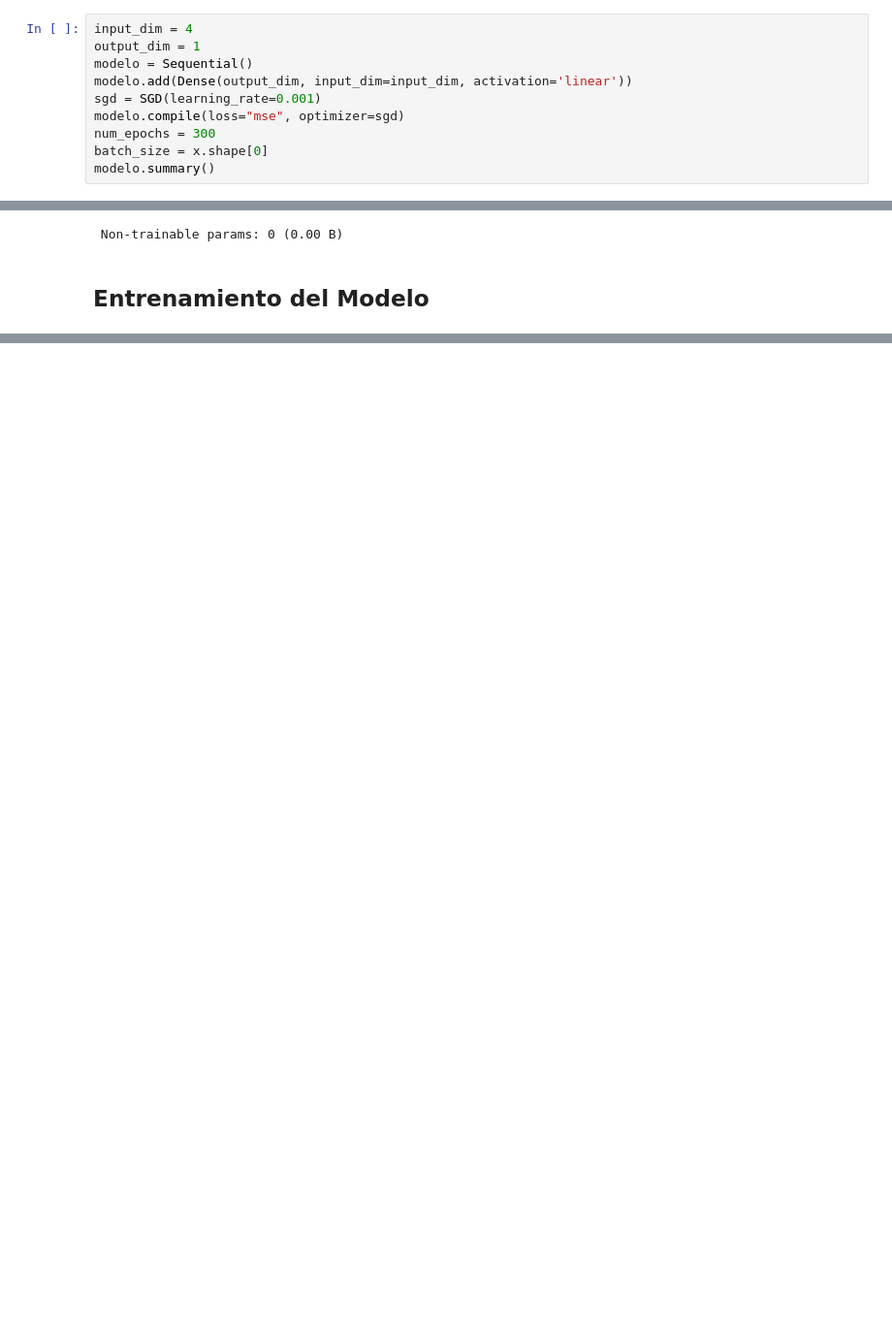
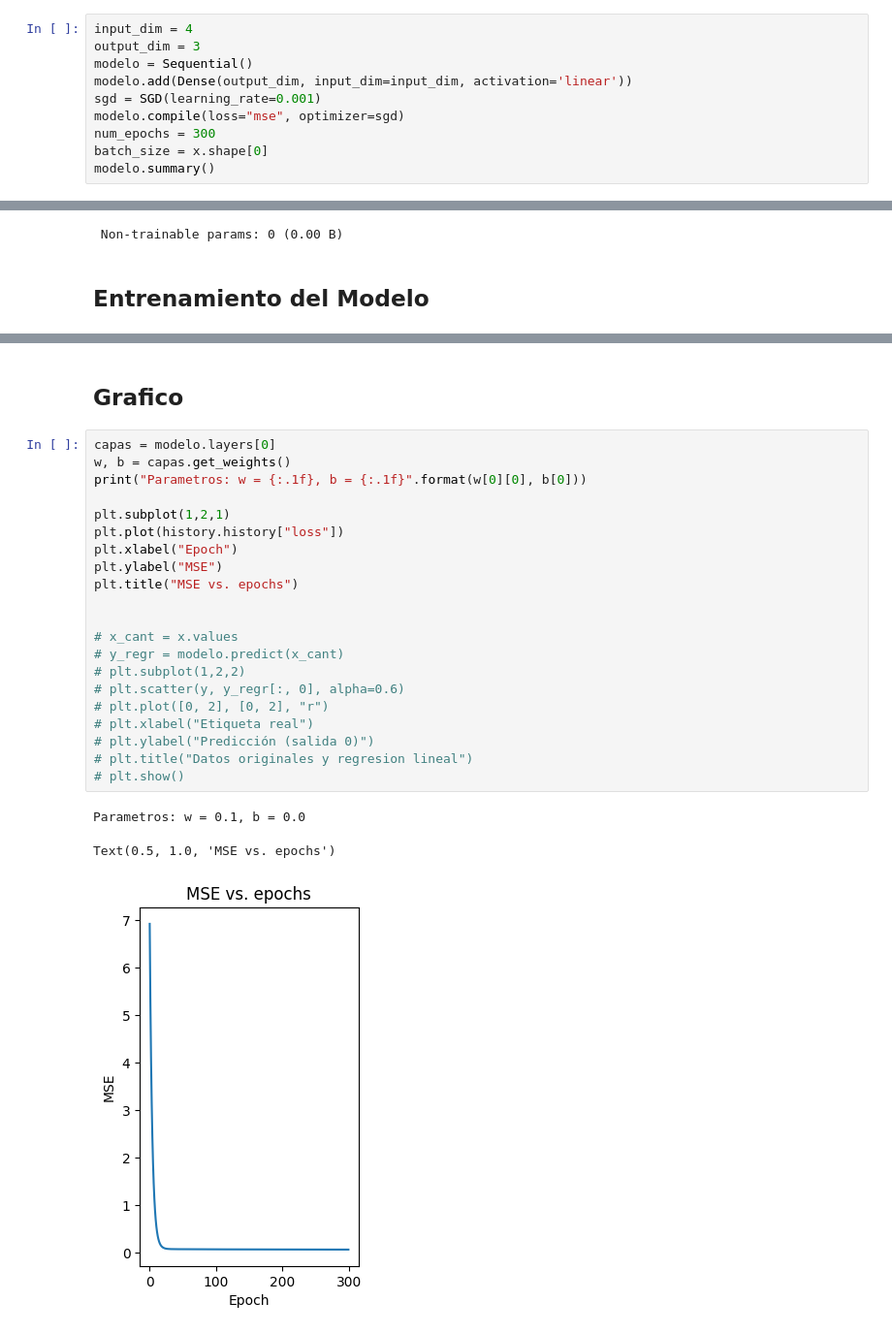
Before and after one commit to Fleitaselene-dev/ml_regresion_logistica_keras, a Jupyter notebook: index.ipynb, the cells around one changed output, grey strips where cells are left out. Shown: that part at 97% size. Drawn from its saved outputs; the diff is of its cells as text; blank space fills up the shorter version.

Commit message:
feat: Predicciones del modelo

```diff
--- a/index.ipynb
+++ b/index.ipynb
@@ -65,7 +69,7 @@ y = df['label']
 ### Configuración del modelo.
 # %%
 input_dim = 4
-output_dim = 1
+output_dim = 3
 modelo = Sequential()
 modelo.add(Dense(output_dim, input_dim=input_dim, activation='linear'))
 sgd = SGD(learning_rate=0.001)
@@ -107,0 +112,27 @@ Epoch 300/300
+# %% [markdown]
+## Grafico
+# %%
+capas = modelo.layers[0]
+w, b = capas.get_weights()
+print("Parametros: w = {:.1f}, b = {:.1f}".format(w[0][0], b[0]))
+
+plt.subplot(1,2,1)
+plt.plot(history.history["loss"])
+plt.xlabel("Epoch")
+plt.ylabel("MSE")
+plt.title("MSE vs. epochs")
+
+
+# x_cant = x.values
+# y_regr = modelo.predict(x_cant)
+# plt.subplot(1,2,2)
+# plt.scatter(y, y_regr[:, 0], alpha=0.6)
+# plt.plot([0, 2], [0, 2], "r")
+# plt.xlabel("Etiqueta real")
+# plt.ylabel("Predicción (salida 0)")
+# plt.title("Datos originales y regresion lineal")
+# plt.show()
+# %% [output]
+Parametros: w = 0.1, b = 0.0
+Text(0.5, 1.0, 'MSE vs. epochs')
+[figure, added]
```
Also changed, not shown: parts of 9 cells of this notebook.
